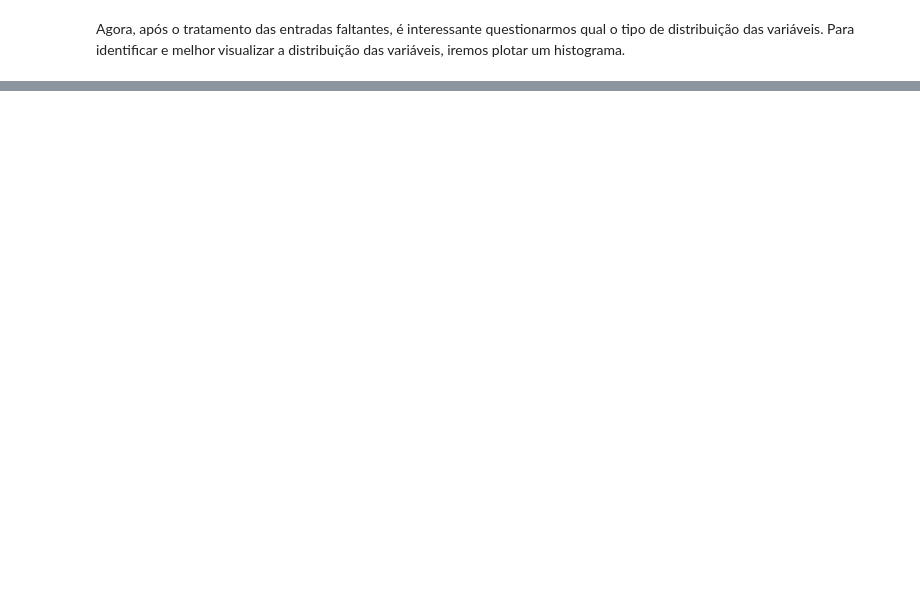
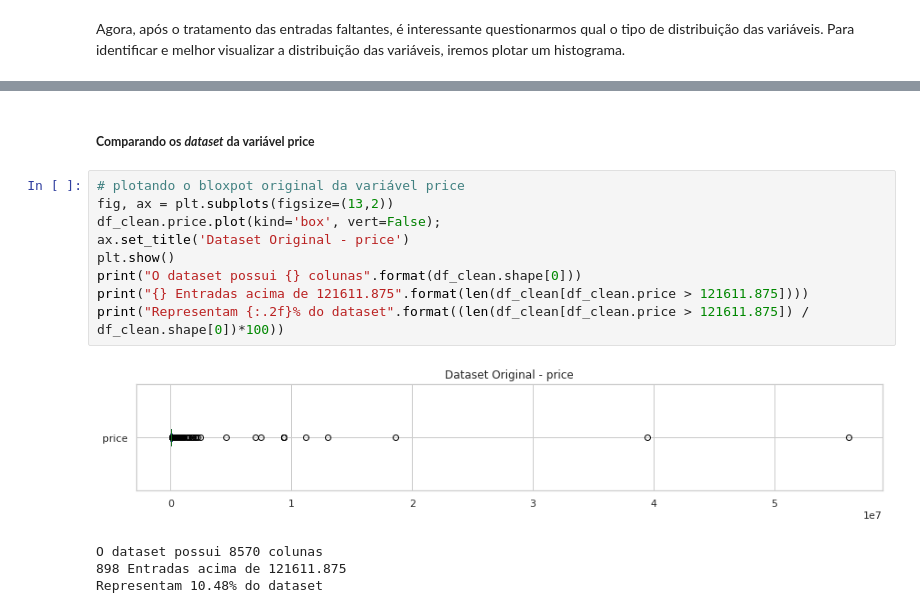
Before and after one commit to michaeljmcardoso/Projeto_Analisando-os-Dados-do-Airbnb_Santiago_Chile, a Jupyter notebook: Analisando_os_Dados_do_Airbnb_Santiago_Chile.ipynb, the cells around one changed output, grey strips where cells are left out. Drawn from its saved outputs; the diff is of its cells as text; blank space fills up the shorter version.

```diff
--- a/Analisando_os_Dados_do_Airbnb_Santiago_Chile.ipynb
+++ b/Analisando_os_Dados_do_Airbnb_Santiago_Chile.ipynb
@@ -421,0 +367,16 @@ https://drive.google.com/file/d/1Es8Pzq-TVOegM9IBpzPmOgHaXYCsvgGO/view?usp=shari
+# %% [markdown]
+##### **Comparando os *dataset* da variável price**
+# %%
+# plotando o bloxpot original da variável price
+fig, ax = plt.subplots(figsize=(13,2))
+df_clean.price.plot(kind='box', vert=False);
+ax.set_title('Dataset Original - price')
+plt.show()
+print("O dataset possui {} colunas".format(df_clean.shape[0]))
+print("{} Entradas acima de 121611.875".format(len(df_clean[df_clean.price > 121611.875])))
+print("Representam {:.2f}% do dataset".format((len(df_clean[df_clean.price > 121611.875]) / df_clean.shape[0])*100))
+# %% [output]
+[figure, added]
+O dataset possui 8570 colunas
+898 Entradas acima de 121611.875
+Representam 10.48% do dataset
```
Also changed, not shown: parts of 90 cells of this notebook.
